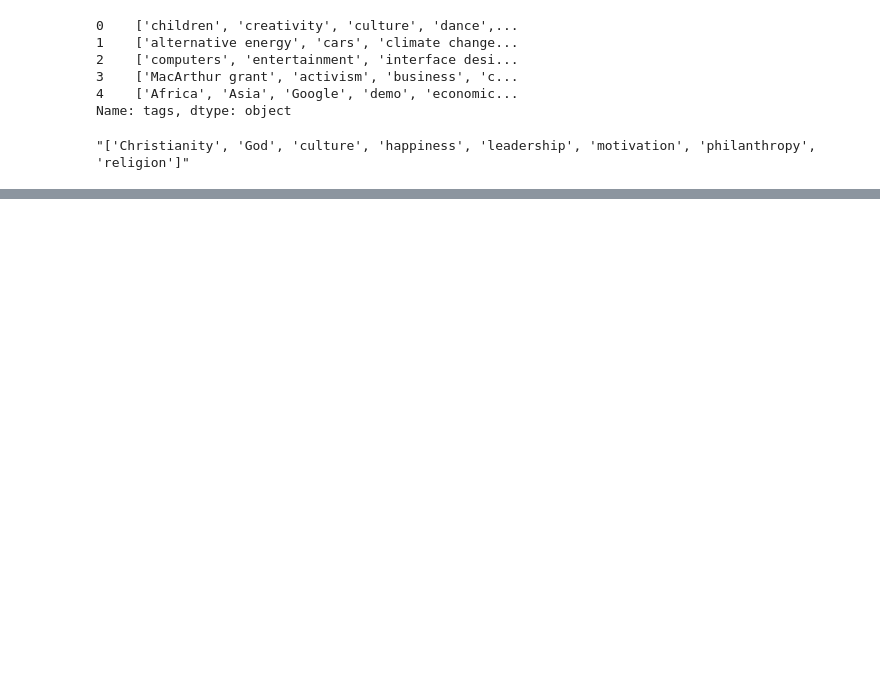
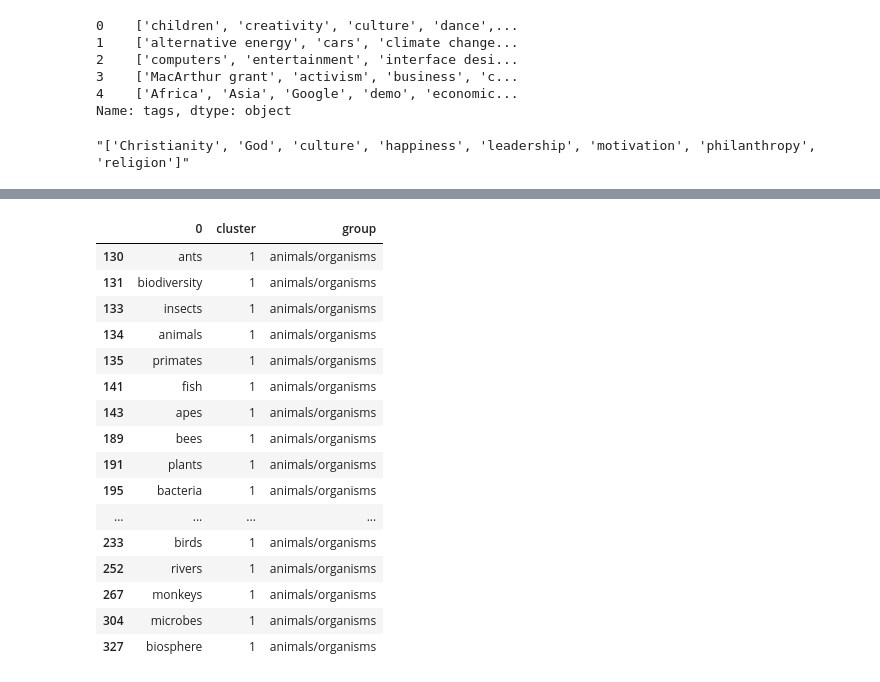
Before and after one commit to TristanMoser/213Project, a Jupyter notebook: Tristan.ipynb, the cells around one changed output, grey strips where cells are left out. Drawn from its saved outputs; the diff is of its cells as text; code cells hidden in the pictures; blank space fills up the shorter version.

```diff
--- a/Tristan.ipynb
+++ b/Tristan.ipynb
@@ -344,0 +242,3 @@ sns.regplot(x="related_views", y="views", data=data)
+# %%
+#Load Googles vectors
+model = KeyedVectors.load_word2vec_format("/Users/tristanmoser/files/coding/machine_learning/Project/213Project/GoogleNews-vectors-negative300.bin.gz", binary=True)
@@ -344,0 +309,25 @@ sns.regplot(x="related_views", y="views", data=data)
+# %%
+#Comparison DataFrame
+comp = pd.DataFrame(labels)
+comp['cluster'] = clusters
+# %%
+#Examine what words are in the specified cluster
+comp[comp['cluster'] == 1]
+# %% [output]
+|  | 0 | cluster | group |
+| 130 | ants | 1 | animals/organisms |
+| 131 | biodiversity | 1 | animals/organisms |
+| 133 | insects | 1 | animals/organisms |
+| 134 | animals | 1 | animals/organisms |
+| 135 | primates | 1 | animals/organisms |
+| 141 | fish | 1 | animals/organisms |
+| 143 | apes | 1 | animals/organisms |
+| 189 | bees | 1 | animals/organisms |
+| 191 | plants | 1 | animals/organisms |
+| 195 | bacteria | 1 | animals/organisms |
+| ... | ... | ... | ... |
+| 233 | birds | 1 | animals/organisms |
+| 252 | rivers | 1 | animals/organisms |
+| 267 | monkeys | 1 | animals/organisms |
+| 304 | microbes | 1 | animals/organisms |
+| 327 | biosphere | 1 | animals/organisms |
```
Also changed, not shown: parts of 97 cells of this notebook.
